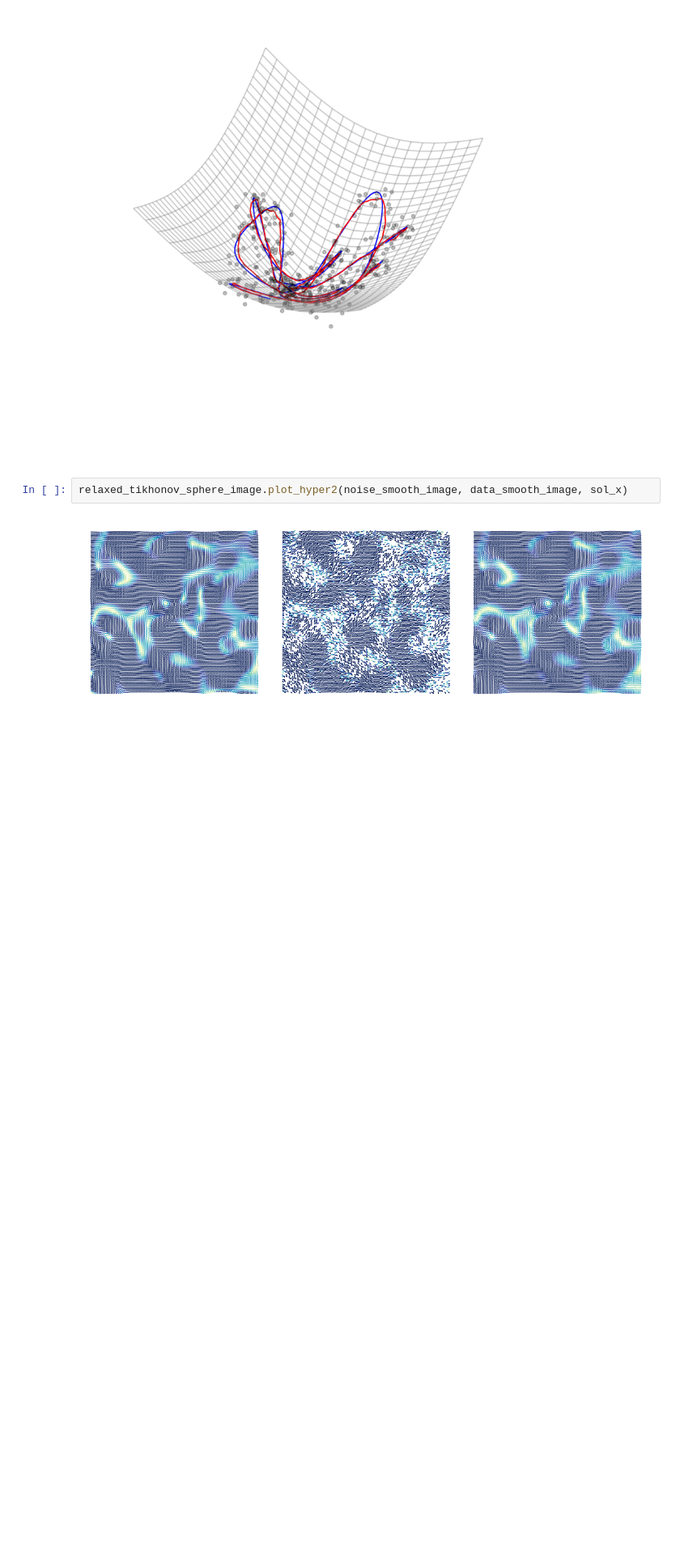
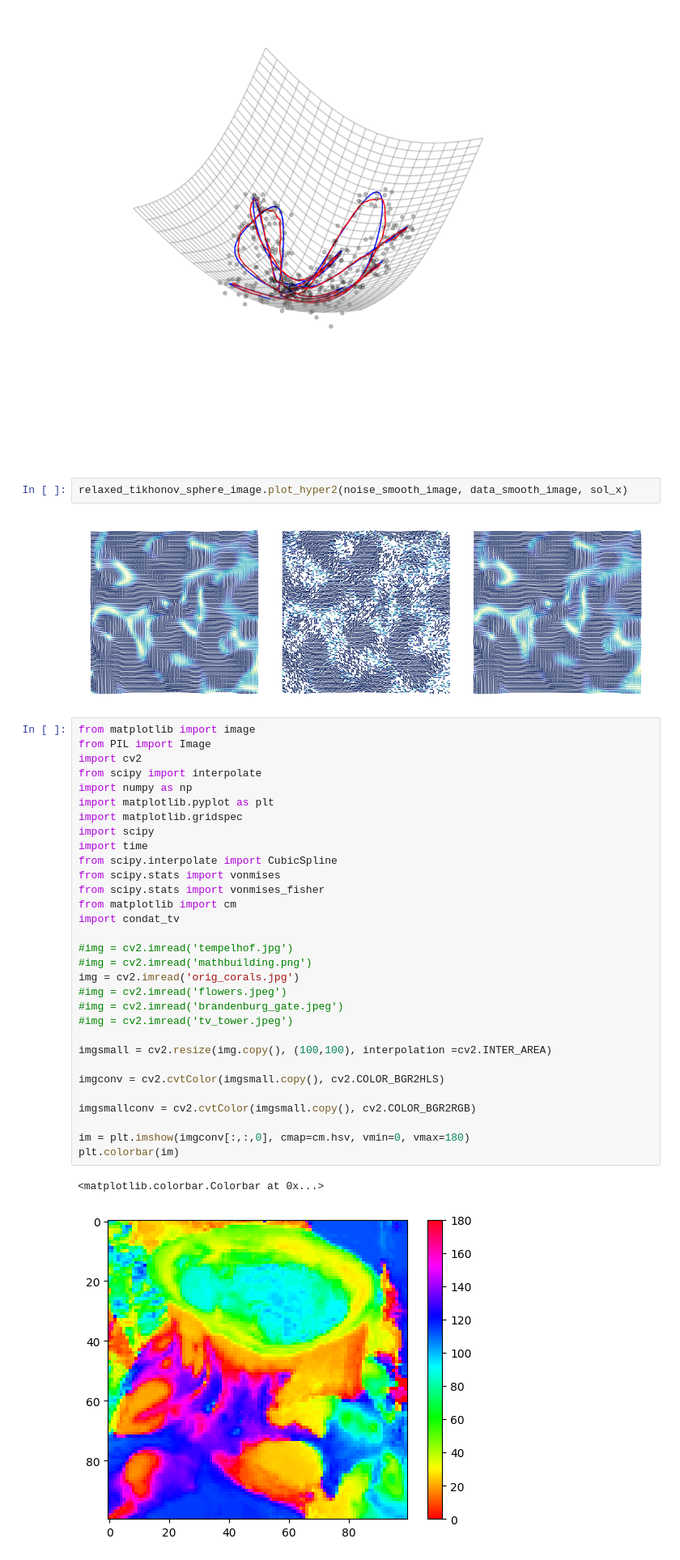
Before and after one commit to JJEWBresch/relaxed_tikhonov_regularization, a Jupyter notebook: hyperbolic.ipynb, the cells around one changed output. Shown at 81% size. Saved outputs shown, nothing was run; the diff lists cells and outputs as text; blank space fills up the shorter version.

```diff
--- a/hyperbolic.ipynb
+++ b/hyperbolic.ipynb
@@ -90,3 +90,37 @@ relaxed_tikhonov_sphere.plot_hyper2(noise_smooth_signal,data_smooth_signal,sol_x
 relaxed_tikhonov_sphere_image.plot_hyper2(noise_smooth_image, data_smooth_image, sol_x)
 # %% [output]
 [figure]
+# %%
+from matplotlib import image
+from PIL import Image
+import cv2
+from scipy import interpolate
+import numpy as np
+import matplotlib.pyplot as plt
+import matplotlib.gridspec
+import scipy
+import time
+from scipy.interpolate import CubicSpline
+from scipy.stats import vonmises
+from scipy.stats import vonmises_fisher
+from matplotlib import cm
+import condat_tv
+
+#img = cv2.imread('tempelhof.jpg')
+#img = cv2.imread('mathbuilding.png')
+img = cv2.imread('orig_corals.jpg')
+#img = cv2.imread('flowers.jpeg')
+#img = cv2.imread('brandenburg_gate.jpeg')
+#img = cv2.imread('tv_tower.jpeg')
+
+imgsmall = cv2.resize(img.copy(), (100,100), interpolation =cv2.INTER_AREA)
+
+imgconv = cv2.cvtColor(imgsmall.copy(), cv2.COLOR_BGR2HLS)
+
+imgsmallconv = cv2.cvtColor(imgsmall.copy(), cv2.COLOR_BGR2RGB)
+
+im = plt.imshow(imgconv[:,:,0], cmap=cm.hsv, vmin=0, vmax=180)
+plt.colorbar(im)
+# %% [output]
+<matplotlib.colorbar.Colorbar at 0x...>
+[figure, added]
```
Also changed, not shown: parts of 11 cells of this notebook, 1 other file.
